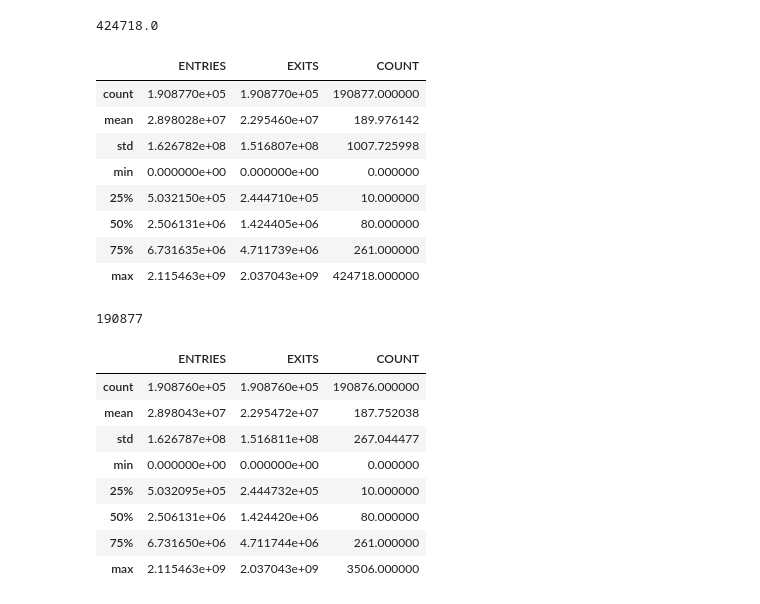
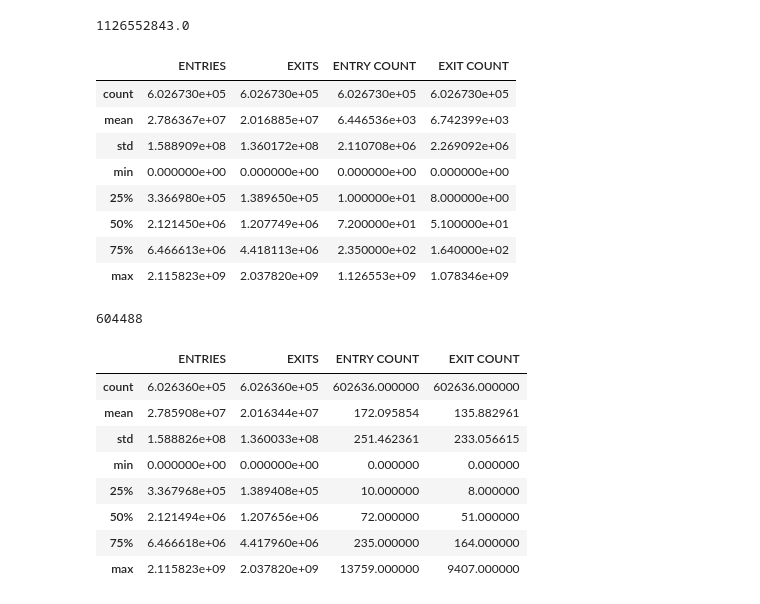
Before and after one commit to huge-reality/MTA_Project_Group_5, a Jupyter notebook: Updated_Version.ipynb, the cells around one changed output. Cells and saved outputs as stored; diff of their text form; code cells hidden in the pictures.

```diff
--- a/Updated_Version.ipynb
+++ b/Updated_Version.ipynb
@@ -6,0 +5,5 @@ df = pd.read_csv('http://web.mta.info/developers/data/nyct/turnstile/turnstile_1
+# %%
+#df = pd.read_csv('http://web.mta.info/developers/data/nyct/turnstile/turnstile_180505.txt')
+df1 = pd.read_csv('http://web.mta.info/developers/data/nyct/turnstile/turnstile_190427.txt')
+df2 = pd.read_csv('http://web.mta.info/developers/data/nyct/turnstile/turnstile_190504.txt')
+df3 = pd.read_csv('http://web.mta.info/developers/data/nyct/turnstile/turnstile_190511.txt')
@@ -6,0 +18,2 @@ df = pd.read_csv('http://web.mta.info/developers/data/nyct/turnstile/turnstile_1
+# %%
+df = df1.append([df2, df3])
@@ -35,4 +52,5 @@ df.head()
 # %%
 
 
-df['COUNT'] = df.groupby(['UNIT', 'SCP'])['ENTRIES'].transform(lambda x: x.diff())
+df['ENTRY COUNT'] = df.groupby(['UNIT', 'SCP'])['ENTRIES'].transform(lambda x: x.diff())
+df['EXIT COUNT'] = df.groupby(['UNIT', 'SCP'])['EXITS'].transform(lambda x: x.diff())
@@ -72,2 +69,2 @@ Name: COUNT, dtype: float64
 # %%
-df = df[df['COUNT'] >= 0]
+df = df[(df['ENTRY COUNT'] >= 0) & (df['EXIT COUNT'] >= 0)]
@@ -74,37 +83,37 @@ df = df[df['COUNT'] >= 0]
 # %%
 len(df)
-df['COUNT'].max()
+df['ENTRY COUNT'].max()
 # %% [output]
-424718.0
+1126552843.0
 # %%
 df.describe()
 # %% [output]
-|  | ENTRIES | EXITS | COUNT |
-| count | 1.908770e+05 | 1.908770e+05 | 190877.000000 |
-| mean | 2.898028e+07 | 2.295460e+07 | 189.976142 |
-| std | 1.626782e+08 | 1.516807e+08 | 1007.725998 |
-| min | 0.000000e+00 | 0.000000e+00 | 0.000000 |
-| 25% | 5.032150e+05 | 2.444710e+05 | 10.000000 |
-| 50% | 2.506131e+06 | 1.424405e+06 | 80.000000 |
-| 75% | 6.731635e+06 | 4.711739e+06 | 261.000000 |
-| max | 2.115463e+09 | 2.037043e+09 | 424718.000000 |
+|  | ENTRIES | EXITS | ENTRY COUNT | EXIT COUNT |
+| count | 6.026730e+05 | 6.026730e+05 | 6.026730e+05 | 6.026730e+05 |
+| mean | 2.786367e+07 | 2.016885e+07 | 6.446536e+03 | 6.742399e+03 |
+| std | 1.588909e+08 | 1.360172e+08 | 2.110708e+06 | 2.269092e+06 |
+| min | 0.000000e+00 | 0.000000e+00 | 0.000000e+00 | 0.000000e+00 |
+| 25% | 3.366980e+05 | 1.389650e+05 | 1.000000e+01 | 8.000000e+00 |
+| 50% | 2.121450e+06 | 1.207749e+06 | 7.200000e+01 | 5.100000e+01 |
+| 75% | 6.466613e+06 | 4.418113e+06 | 2.350000e+02 | 1.640000e+02 |
+| max | 2.115823e+09 | 2.037820e+09 | 1.126553e+09 | 1.078346e+09 |
 # %%
 len(df)
 # %% [output]
-190877
+604488
 # %%
-df = df[df['COUNT'] < 15000]
+df = df[(df['ENTRY COUNT'] < 15000) & (df['EXIT COUNT'] < 15000)]
 df.describe()
 # %% [output]
-|  | ENTRIES | EXITS | COUNT |
-| count | 1.908760e+05 | 1.908760e+05 | 190876.000000 |
-| mean | 2.898043e+07 | 2.295472e+07 | 187.752038 |
-| std | 1.626787e+08 | 1.516811e+08 | 267.044477 |
-| min | 0.000000e+00 | 0.000000e+00 | 0.000000 |
-| 25% | 5.032095e+05 | 2.444732e+05 | 10.000000 |
-| 50% | 2.506131e+06 | 1.424420e+06 | 80.000000 |
-| 75% | 6.731650e+06 | 4.711744e+06 | 261.000000 |
-| max | 2.115463e+09 | 2.037043e+09 | 3506.000000 |
+|  | ENTRIES | EXITS | ENTRY COUNT | EXIT COUNT |
+| count | 6.026360e+05 | 6.026360e+05 | 602636.000000 | 602636.000000 |
+| mean | 2.785908e+07 | 2.016344e+07 | 172.095854 | 135.882961 |
+| std | 1.588826e+08 | 1.360033e+08 | 251.462361 | 233.056615 |
+| min | 0.000000e+00 | 0.000000e+00 | 0.000000 | 0.000000 |
+| 25% | 3.367968e+05 | 1.389408e+05 | 10.000000 | 8.000000 |
+| 50% | 2.121494e+06 | 1.207656e+06 | 72.000000 | 51.000000 |
+| 75% | 6.466618e+06 | 4.417960e+06 | 235.000000 | 164.000000 |
+| max | 2.115823e+09 | 2.037820e+09 | 13759.000000 | 9407.000000 |
 # %%
 df.head()
 # %% [output]
```
Also changed, not shown: parts of 15 cells of this notebook.
